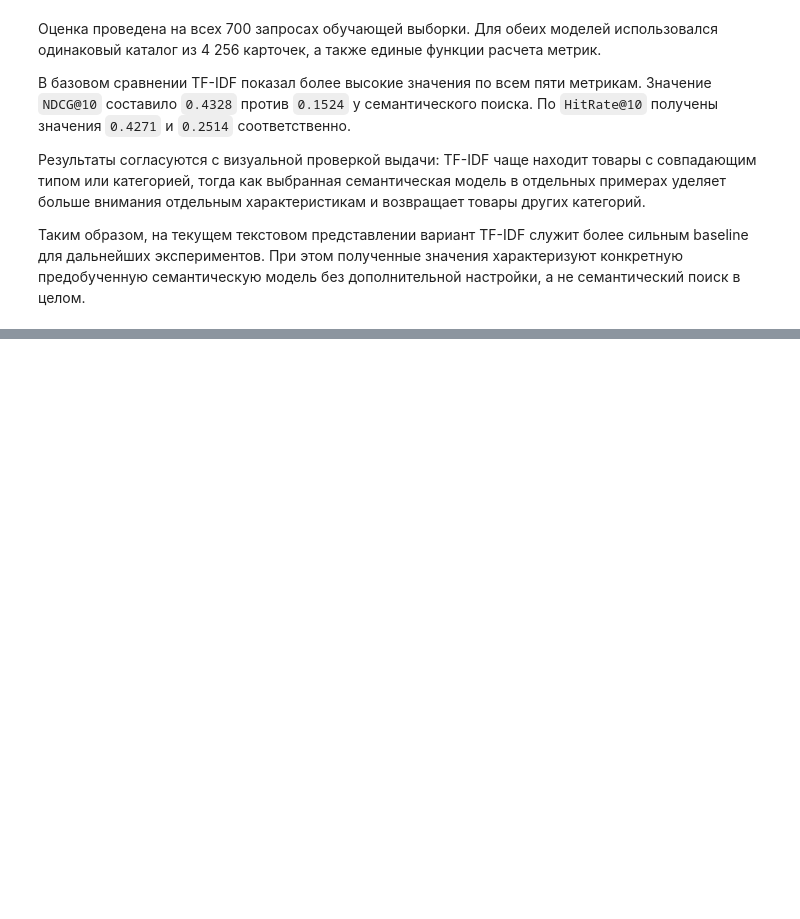
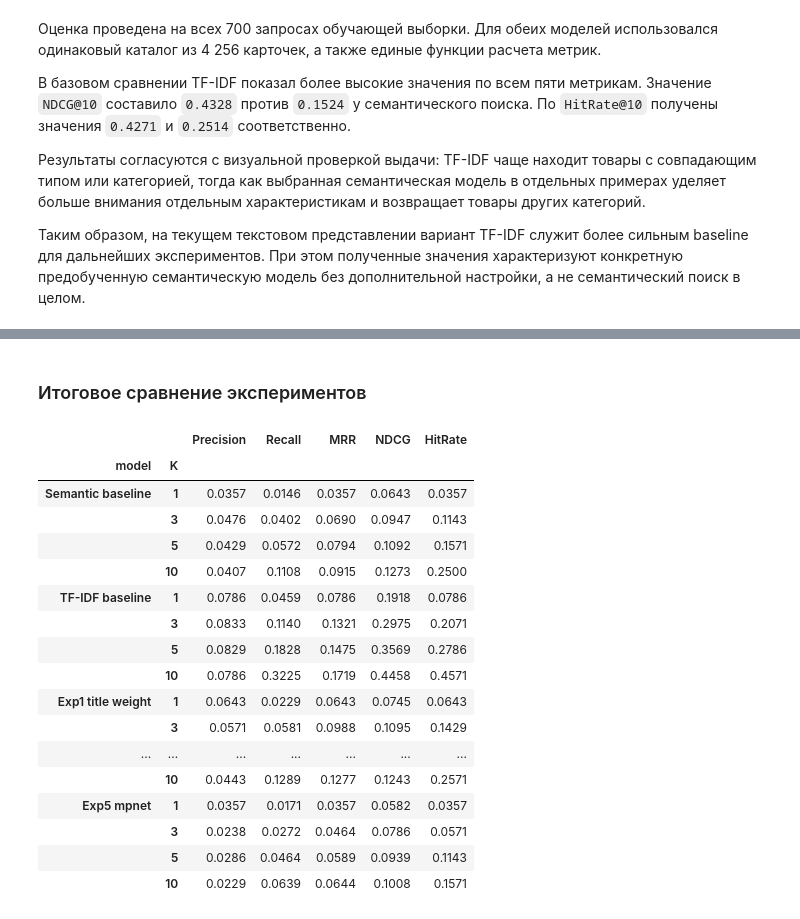
Before and after one commit to YuliyaZabotina/semantic-search-project, a Jupyter notebook: semantic_search_project.ipynb, the cells around one changed output, grey strips where cells are left out. Cells and saved outputs as stored; diff of their text form; code cells hidden in the pictures; blank space fills up the shorter version.

```diff
--- a/semantic_search_project.ipynb
+++ b/semantic_search_project.ipynb
@@ -3439,0 +5833,51 @@ Ellipsis
+# %% [markdown]
+### Итоговое сравнение экспериментов
+# %%
+validation_summary = pd.concat(
+    [
+        semantic_val_summary.assign(model="Semantic baseline"),
+        tfidf_val_summary.assign(model="TF-IDF baseline"),
+        exp1_val_summary.assign(model="Exp1 title weight"),
+        exp2_val_summary.assign(model="Exp2 short description"),
+        exp3_val_summary.assign(model="Exp3 hybrid"),
+        exp4_val_summary.assign(model="Exp4 color"),
+        exp5_val_summary.assign(model="Exp5 mpnet"),
+    ],
+    ignore_index=True,
+)
+
+validation_summary = validation_summary[
+    [
+        "model",
+        "K",
+        "Precision",
+        "Recall",
+        "MRR",
+        "NDCG",
+        "HitRate",
+    ]
+]
+
+display(
+    validation_summary.round(4)
+    .set_index(["model", "K"])
+)
+# %% [output]
+|  |  | Precision | Recall | MRR | NDCG | HitRate |
+| model | K |  |  |  |  |  |
+| Semantic baseline | 1 | 0.0357 | 0.0146 | 0.0357 | 0.0643 | 0.0357 |
+|  | 3 | 0.0476 | 0.0402 | 0.0690 | 0.0947 | 0.1143 |
+|  | 5 | 0.0429 | 0.0572 | 0.0794 | 0.1092 | 0.1571 |
+|  | 10 | 0.0407 | 0.1108 | 0.0915 | 0.1273 | 0.2500 |
+| TF-IDF baseline | 1 | 0.0786 | 0.0459 | 0.0786 | 0.1918 | 0.0786 |
+|  | 3 | 0.0833 | 0.1140 | 0.1321 | 0.2975 | 0.2071 |
+|  | 5 | 0.0829 | 0.1828 | 0.1475 | 0.3569 | 0.2786 |
+|  | 10 | 0.0786 | 0.3225 | 0.1719 | 0.4458 | 0.4571 |
+| Exp1 title weight | 1 | 0.0643 | 0.0229 | 0.0643 | 0.0745 | 0.0643 |
+|  | 3 | 0.0571 | 0.0581 | 0.0988 | 0.1095 | 0.1429 |
+| ... | ... | ... | ... | ... | ... | ... |
+|  | 10 | 0.0443 | 0.1289 | 0.1277 | 0.1243 | 0.2571 |
+| Exp5 mpnet | 1 | 0.0357 | 0.0171 | 0.0357 | 0.0582 | 0.0357 |
+|  | 3 | 0.0238 | 0.0272 | 0.0464 | 0.0786 | 0.0571 |
+|  | 5 | 0.0286 | 0.0464 | 0.0589 | 0.0939 | 0.1143 |
+|  | 10 | 0.0229 | 0.0639 | 0.0644 | 0.1008 | 0.1571 |
```
Also changed, not shown: parts of 150 cells of this notebook, 2 other files.
